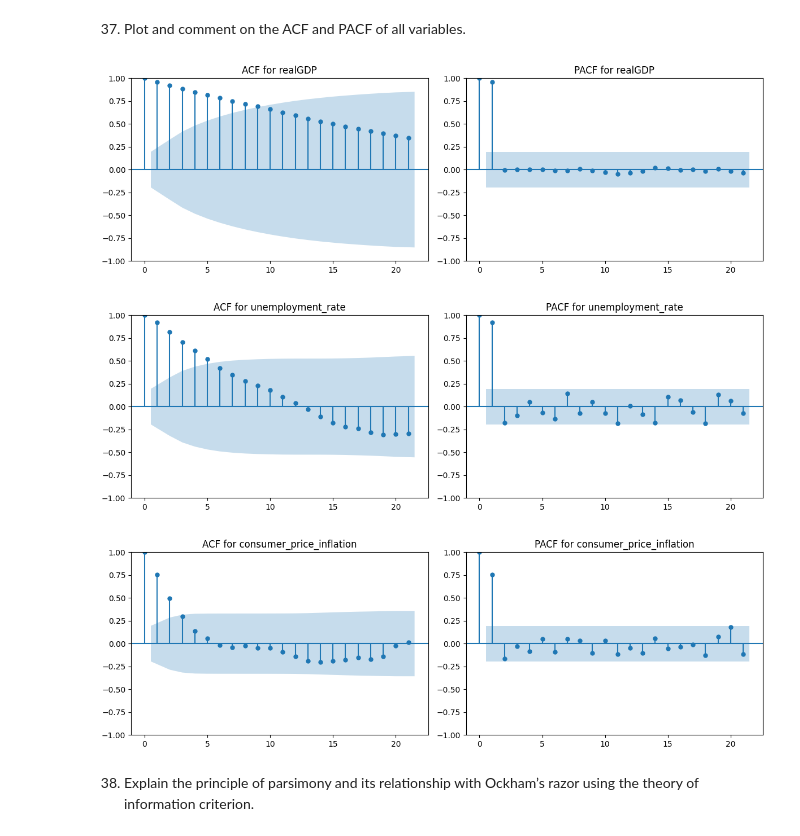
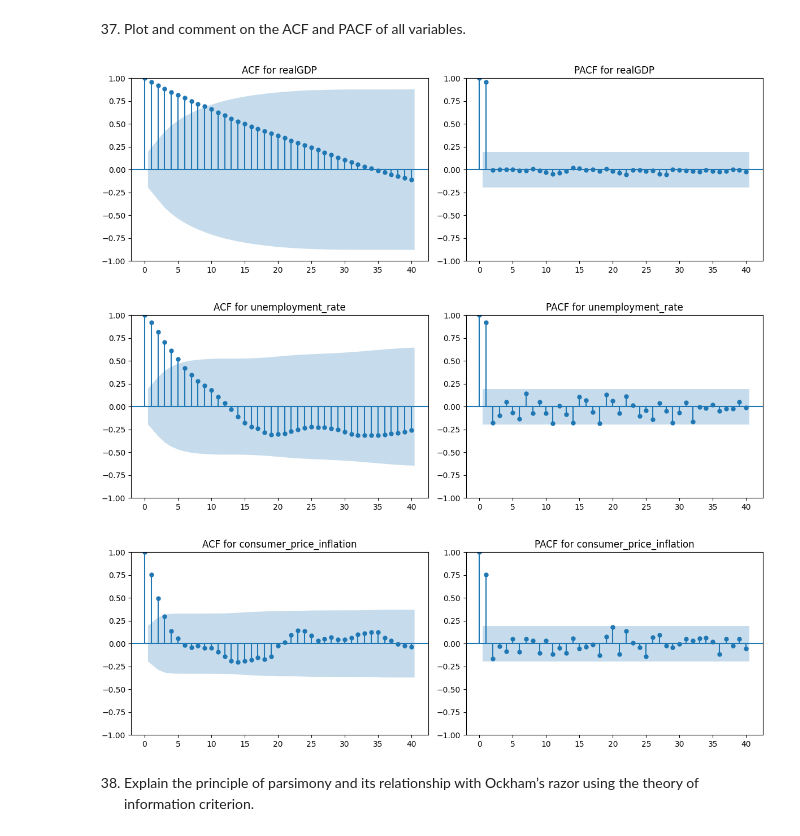
Before and after one commit to KamOsiris/Econometrics_project, a Jupyter notebook: econometrics_project.ipynb, the cells around one changed output. Saved outputs shown, nothing was run; the diff lists cells and outputs as text; code cells hidden in the pictures.

```diff
--- a/econometrics_project.ipynb
+++ b/econometrics_project.ipynb
@@ -898,21 +898,21 @@ The big difference is that ACF measures the overall correlation, including both
 # %%
 variables = ['realGDP', 'unemployment_rate', 'consumer_price_inflation']
 for var in variables:
     series = df[var].dropna()
     """print(f'ACF for {var}: {acf(series)}')
     print(f'PACF for {var}: {pacf(series)}')"""
 
     fig, (ax1, ax2) = plt.subplots(1, 2, figsize=(12, 4))
 
-    plot_acf(series, title=f'ACF for {var}', ax=ax1)
-    plot_pacf(series, title=f'PACF for {var}', ax=ax2)
+    plot_acf(series, title=f'ACF for {var}',lags=40, ax=ax1)
+    plot_pacf(series, title=f'PACF for {var}',lags=40, ax=ax2)
 
     plt.tight_layout()
     plt.show()
 # %% [output]
-[figure, old version]
+[figure, new version]
-[figure, old version]
+[figure, new version]
-[figure, old version]
+[figure, new version]
 # %% [markdown]
 38) Explain the principle of parsimony and its relationship with Ockham’s razor using the theory of information criterion.
 # %% [markdown]
```
Also changed, not shown: parts of 4 cells of this notebook.
